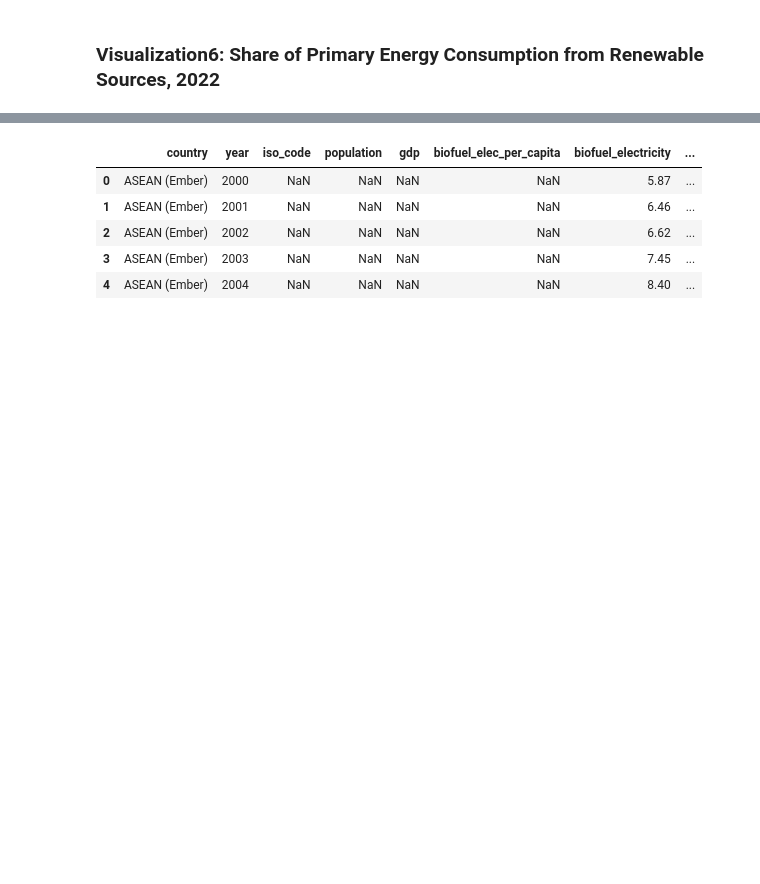
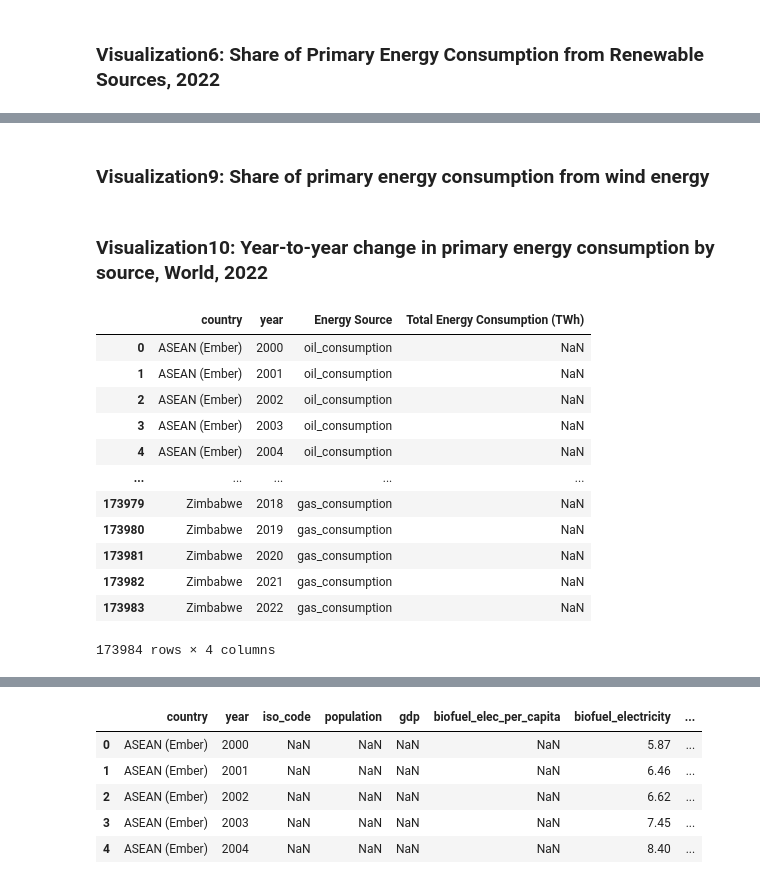
Before and after one commit to sinhasagar507/Analysis-of-Global-Renewable-Energy-Trends, a Jupyter notebook: notebooks/1.0_sinhasagar507_energyconsume.ipynb, the cells around one changed output, grey strips where cells are left out. Cells and saved outputs as stored; diff of their text form; code cells hidden in the pictures; blank space fills up the shorter version.

```diff
--- a/notebooks/1.0_sinhasagar507_energyconsume.ipynb
+++ b/notebooks/1.0_sinhasagar507_energyconsume.ipynb
@@ -560,0 +622,2 @@ main_data = main_data.dropna(thresh=threshold, axis=1)
+# %% [markdown]
+### **Visualization9**: Share of primary energy consumption from wind energy
@@ -560,0 +668,32 @@ main_data = main_data.dropna(thresh=threshold, axis=1)
+# %% [markdown]
+### **Visualization10**: Year-to-year change in primary energy consumption by source, World, 2022
+# %%
+# Melt data across year and energy sources
+# world_data = main_data[main_data["country"] == "World"]
+melted_data = main_data.melt(id_vars=["country", "year"], value_vars=["oil_consumption", "solar_consumption", "wind_consumption", "coal_consumption", "other_renewable_consumption", "hydro_consumption", "nuclear_consumption", "gas_consumption"], var_name="Energy Source", value_name="Total Energy Consumption (TWh)")
+
+# # Choose only world data
+# melted_data = melted_data[melted_data["country"] == "World"]
+# melted_data.head()
+
+# Selct only the data for the year 2021 and 2022
+# melted_data = melted_data[(melted_data["year"] == 2021) | (melted_data["year"] == 2022)]
+# melted_data = melted_data[""]
+
+melted_data
+# Now pivot the melted data values to create a wide format
+# melted_data.pivot(index=[i for i in range(0, len(melted_data))], columns=["country", "year"], values="Total Energy Consumption (TWh)")
+# %% [output]
+|  | country | year | Energy Source | Total Energy Consumption (TWh) |
+| 0 | ASEAN (Ember) | 2000 | oil_consumption | NaN |
+| 1 | ASEAN (Ember) | 2001 | oil_consumption | NaN |
+| 2 | ASEAN (Ember) | 2002 | oil_consumption | NaN |
+| 3 | ASEAN (Ember) | 2003 | oil_consumption | NaN |
+| 4 | ASEAN (Ember) | 2004 | oil_consumption | NaN |
+| ... | ... | ... | ... | ... |
+| 173979 | Zimbabwe | 2018 | gas_consumption | NaN |
+| 173980 | Zimbabwe | 2019 | gas_consumption | NaN |
+| 173981 | Zimbabwe | 2020 | gas_consumption | NaN |
+| 173982 | Zimbabwe | 2021 | gas_consumption | NaN |
+| 173983 | Zimbabwe | 2022 | gas_consumption | NaN |
+173984 rows × 4 columns
```
Also changed, not shown: parts of 24 cells of this notebook, 1 other file.
